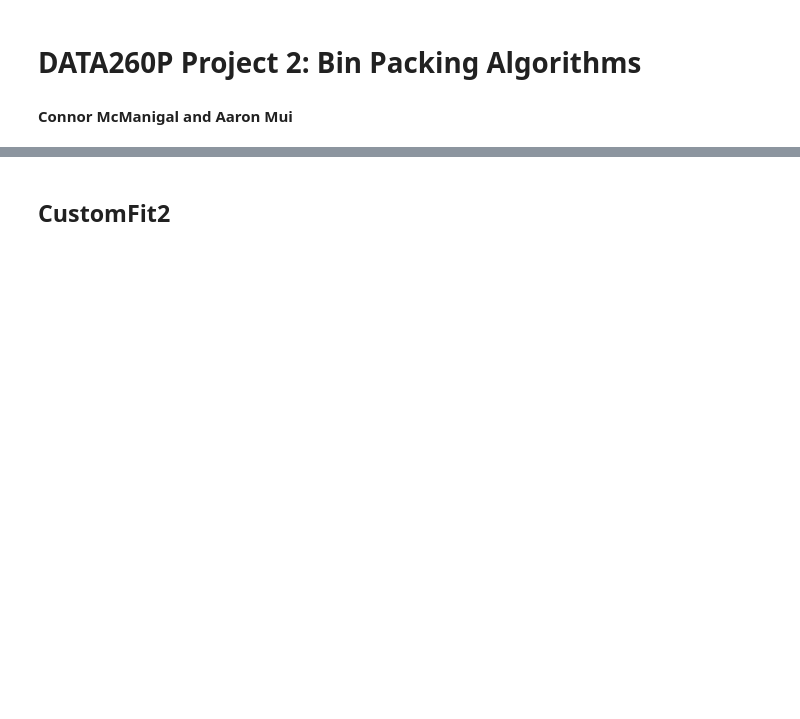
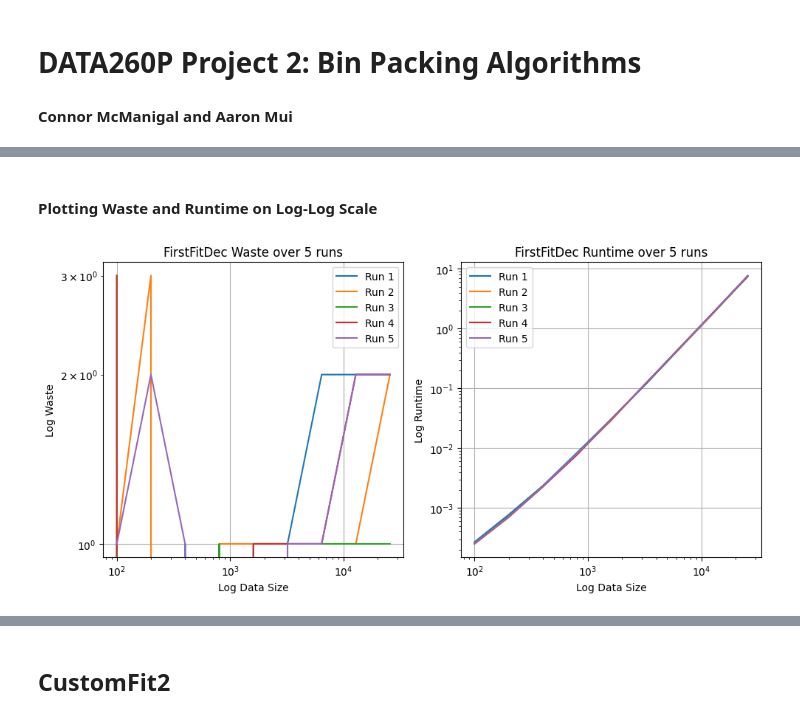
Before and after one commit to connormcmanigal/bin-packing-analysis, a Jupyter notebook: report.ipynb, the cells around one changed output, grey strips where cells are left out. Saved outputs shown, nothing was run; the diff lists cells and outputs as text; code cells hidden in the pictures; blank space fills up the shorter version.

```diff
--- a/report.ipynb
+++ b/report.ipynb
@@ -74,0 +184,10 @@ mean_nextfit
+# %% [markdown]
+#### Plotting Waste and Runtime on Log-Log Scale
+# %%
+fig, axes = plt.subplots(1, 2, figsize=(10, 5))
+plottype(df2, 'FirstFitDec', 'Waste', axes[0])
+plottype(df2, 'FirstFitDec', 'Runtime', axes[1])
+plt.tight_layout()
+plt.show()
+# %% [output]
+[figure, added]
```
Also changed, not shown: parts of 37 cells of this notebook, 2 other files.
